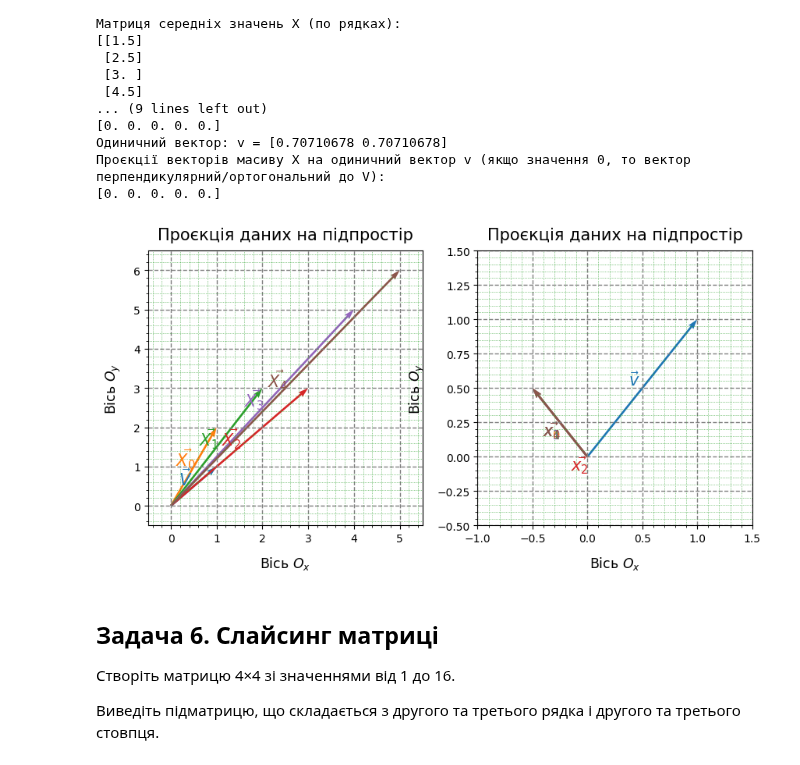
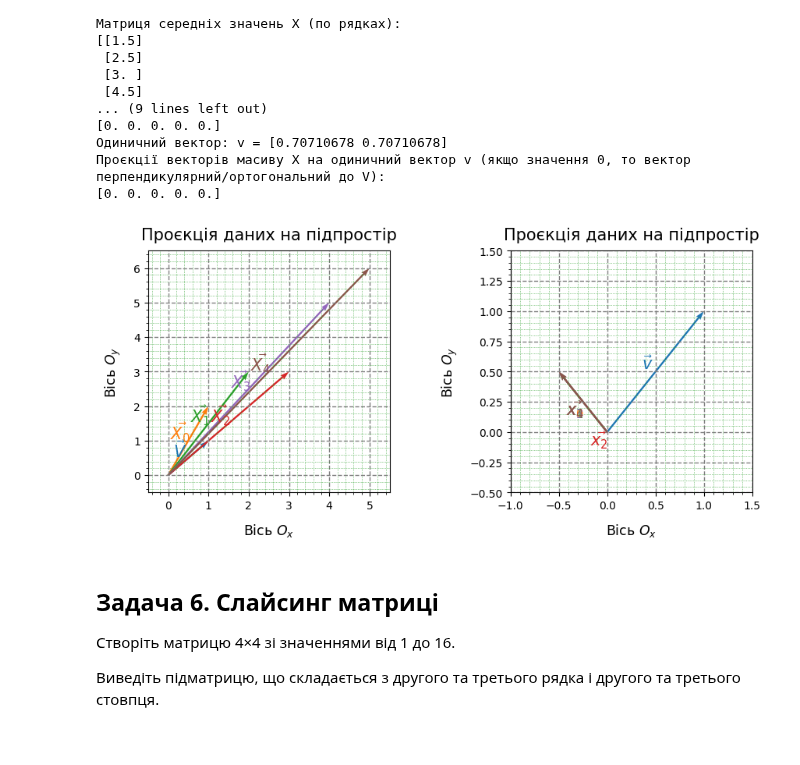
Before and after one commit to BogdanPinchuk/DataScience-PBY_HW4, a Jupyter notebook: Bohdan_Pinchuk_DS_HW4.ipynb, the cells around one changed output. Cells and saved outputs as stored; diff of their text form; code cells hidden in the pictures.

Commit message:
[Homework4] - fixed charts for the 5th task

```diff
--- a/Bohdan_Pinchuk_DS_HW4.ipynb
+++ b/Bohdan_Pinchuk_DS_HW4.ipynb
@@ -833,32 +833,34 @@ print(
 # %%
 import itertools
 import matplotlib.pyplot as plt
 
 # Graphic results
 plt.figure(figsize=(10, 5))
+plt.subplots_adjust(wspace=0.5)
+
 ax = plt.subplot(1, 2, 1)
 colors = itertools.cycle([f"C{i}" for i in range(10)])
 
 chart_signature = ('Проєкція даних на підпростір', fr"Вісь $O_{'x'}$", fr"Вісь $O_{'y'}$")
 draw_2d_vector(ax, V, "V", v_label="ul", chart_sign=chart_signature)
 counter = 0
 for vec_x in X:
     draw_2d_vector(ax, vec_x, f"X_{counter}", v_label="ul", chart_sign=chart_signature)
     counter += 1
 
 ax = plt.subplot(1, 2, 2)
 colors = itertools.cycle([f"C{i}" for i in range(10)])
 
 chart_signature = ('Проєкція даних на підпростір', fr"Вісь $O_{'x'}$", fr"Вісь $O_{'y'}$")
 draw_2d_vector(ax, v, "v", v_label="ul", chart_sign=chart_signature)
 counter = 0
 for vec_x in X_centered:
     draw_2d_vector(ax, vec_x, f"x_{counter}", v_label="dl", chart_sign=chart_signature)
     counter += 1
 
 plt.show()
 # %% [output]
-[figure, old version]
+[figure, new version]
 # %% [markdown]
 ## Задача 6. Слайсинг матриці
 
```
